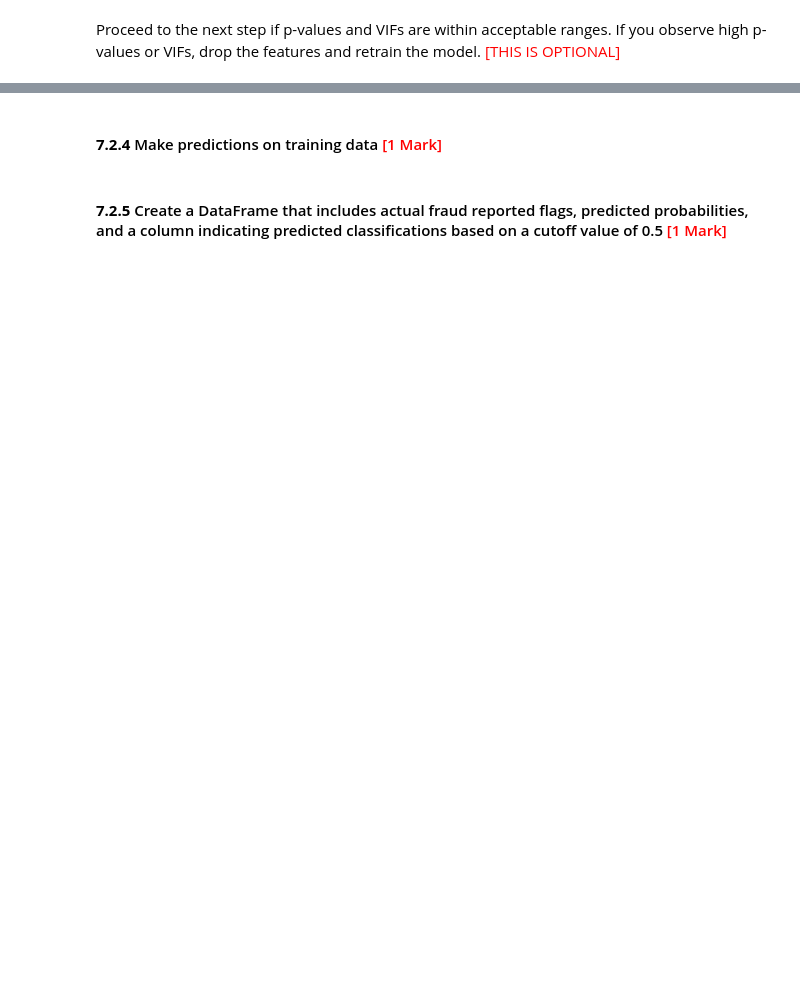
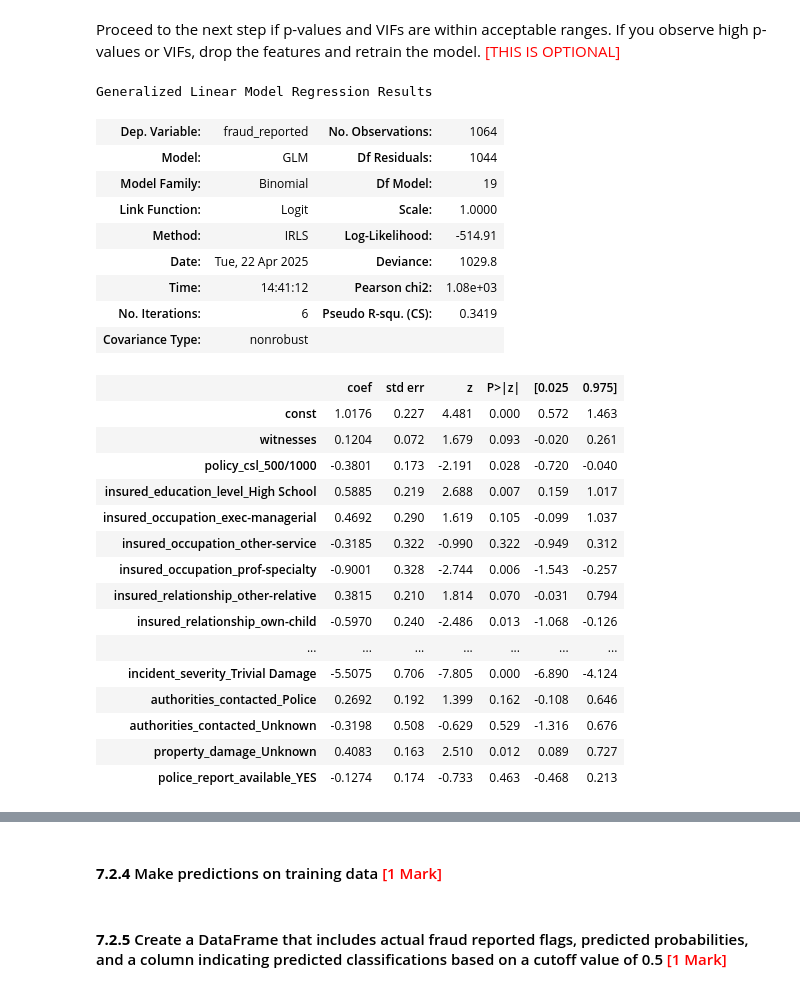
Before and after one commit to sunilkumarrudragada/Fraudulent_Claim_Detection, a Jupyter notebook: fraudulent_Claim_Detection.ipynb, the cells around one changed output, grey strips where cells are left out. Saved outputs shown, nothing was run; the diff lists cells and outputs as text; code cells hidden in the pictures; blank space fills up the shorter version.

```diff
--- a/fraudulent_Claim_Detection.ipynb
+++ b/fraudulent_Claim_Detection.ipynb
@@ -1307,2 +1427,36 @@ from statsmodels.stats.outliers_influence import variance_inflation_factor
 # %% [markdown]
 Proceed to the next step if p-values and VIFs are within acceptable ranges. If you observe high p-values or VIFs, drop the features and retrain the model. <font color="red">[THIS IS OPTIONAL]</font>
+# %%
+# dropping the insured_education_level_Masters as it is having p-value of 0.785
+X_train_selected=X_train_selected.drop(["insured_education_level_Masters"], axis=1)
+X_train_selected_constant=sm.add_constant(X_train_selected)
+X_train_selected_constant=X_train_selected_constant.astype('float64')
+logm2 = sm.GLM(y_train, X_train_selected_constant, family = sm.families.Binomial())
+logm2.fit().summary()
+# %% [output]
+Generalized Linear Model Regression Results
+| Dep. Variable: | fraud_reported | No. Observations: | 1064 |
+| Model: | GLM | Df Residuals: | 1044 |
+| Model Family: | Binomial | Df Model: | 19 |
+| Link Function: | Logit | Scale: | 1.0000 |
+| Method: | IRLS | Log-Likelihood: | -514.91 |
+| Date: | Tue, 22 Apr 2025 | Deviance: | 1029.8 |
+| Time: | 14:41:12 | Pearson chi2: | 1.08e+03 |
+| No. Iterations: | 6 | Pseudo R-squ. (CS): | 0.3419 |
+| Covariance Type: | nonrobust |  |  |
+|  | coef | std err | z | P>|z| | [0.025 | 0.975] |
+| const | 1.0176 | 0.227 | 4.481 | 0.000 | 0.572 | 1.463 |
+| witnesses | 0.1204 | 0.072 | 1.679 | 0.093 | -0.020 | 0.261 |
+| policy_csl_500/1000 | -0.3801 | 0.173 | -2.191 | 0.028 | -0.720 | -0.040 |
+| insured_education_level_High School | 0.5885 | 0.219 | 2.688 | 0.007 | 0.159 | 1.017 |
+| insured_occupation_exec-managerial | 0.4692 | 0.290 | 1.619 | 0.105 | -0.099 | 1.037 |
+| insured_occupation_other-service | -0.3185 | 0.322 | -0.990 | 0.322 | -0.949 | 0.312 |
+| insured_occupation_prof-specialty | -0.9001 | 0.328 | -2.744 | 0.006 | -1.543 | -0.257 |
+| insured_relationship_other-relative | 0.3815 | 0.210 | 1.814 | 0.070 | -0.031 | 0.794 |
+| insured_relationship_own-child | -0.5970 | 0.240 | -2.486 | 0.013 | -1.068 | -0.126 |
+| ... | ... | ... | ... | ... | ... | ... |
+| incident_severity_Trivial Damage | -5.5075 | 0.706 | -7.805 | 0.000 | -6.890 | -4.124 |
+| authorities_contacted_Police | 0.2692 | 0.192 | 1.399 | 0.162 | -0.108 | 0.646 |
+| authorities_contacted_Unknown | -0.3198 | 0.508 | -0.629 | 0.529 | -1.316 | 0.676 |
+| property_damage_Unknown | 0.4083 | 0.163 | 2.510 | 0.012 | 0.089 | 0.727 |
+| police_report_available_YES | -0.1274 | 0.174 | -0.733 | 0.463 | -0.468 | 0.213 |
```
Also changed, not shown: parts of 44 cells of this notebook.
